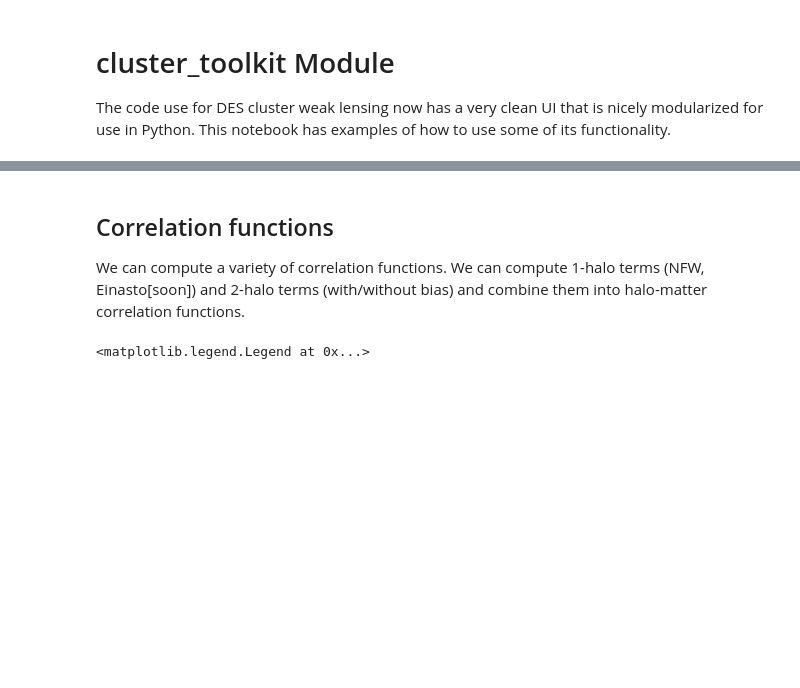
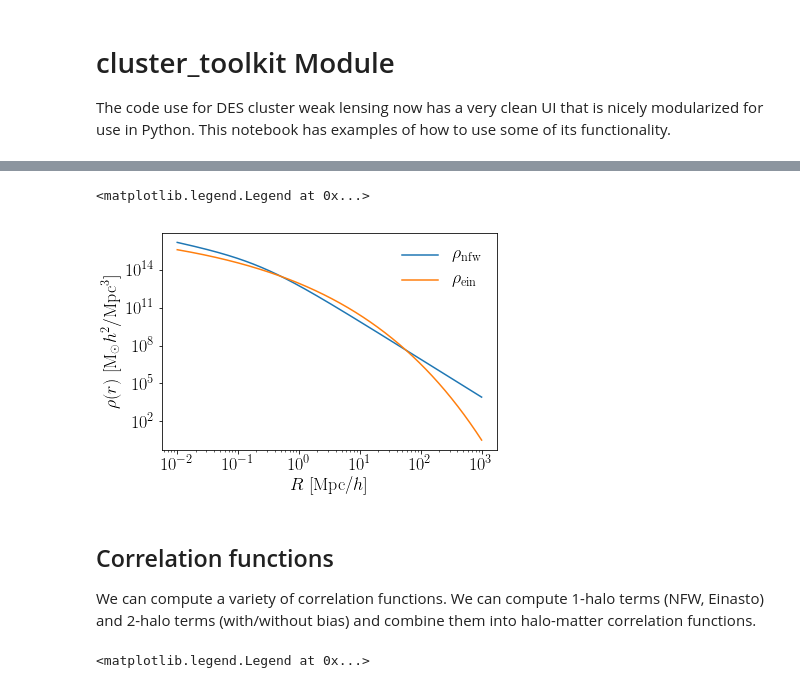
Before and after one commit to tmcclintock/cluster_toolkit, a Jupyter notebook: examples/Example_Notebook.ipynb, the cells around one changed output, grey strips where cells are left out. Drawn from its saved outputs; the diff is of its cells as text; code cells hidden in the pictures; blank space fills up the shorter version.

Commit message:
Density profiles completely added to the code now.

```diff
--- a/examples/Example_Notebook.ipynb
+++ b/examples/Example_Notebook.ipynb
@@ -19,6 +22,28 @@ Pnl = np.loadtxt("test_data/pnl.txt") #nonlinear power spectrum
+# %%
+#Set up the domain
+NR = 1000
+R = np.logspace(-2, 3, NR, base=10) #3D distance, Mpc/h comoving
+Mass = 1e14 #Msun/h
+conc = 5 #concentration
+Omega_m = 0.3 #The only cosmological parameter we need, everything else is wrapped up in the power spectrum
+#These two are einasto parameters
+rs = 1.0 #Scale radius in Mpc/h comoving
+a = 0.19 #Einasto exponent
+# %%
+rho_nfw = cluster_toolkit.density.rho_nfw_at_R(R, Mass, conc, Omega_m)
+rho_ein = cluster_toolkit.density.rho_einasto_at_R(R, Mass, rs, a, Omega_m)
+# %%
+plt.loglog(R, rho_nfw,   label=r"$\rho_{\rm nfw}$")
+plt.loglog(R, rho_ein,   label=r"$\rho_{\rm ein}$")
+plt.xlabel(r"$R$ [Mpc/$h$]")
+plt.ylabel(r"$\rho(r)\ [{\rm M_\odot}h^2/{\rm Mpc^3}]$")
+plt.legend(loc=0, frameon=False)
+# %% [output]
+<matplotlib.legend.Legend at 0x...>
+[figure, added]
 # %% [markdown]
 ## Correlation functions
-We can compute a variety of correlation functions. We can compute 1-halo terms (NFW, Einasto[soon]) and 2-halo terms (with/without bias) and combine them into halo-matter correlation functions.
+We can compute a variety of correlation functions. We can compute 1-halo terms (NFW, Einasto) and 2-halo terms (with/without bias) and combine them into halo-matter correlation functions.
 # %%
 #Set up the domain
 NR = 1000
```
Also changed, not shown: parts of 2 cells of this notebook, 5 other files.
